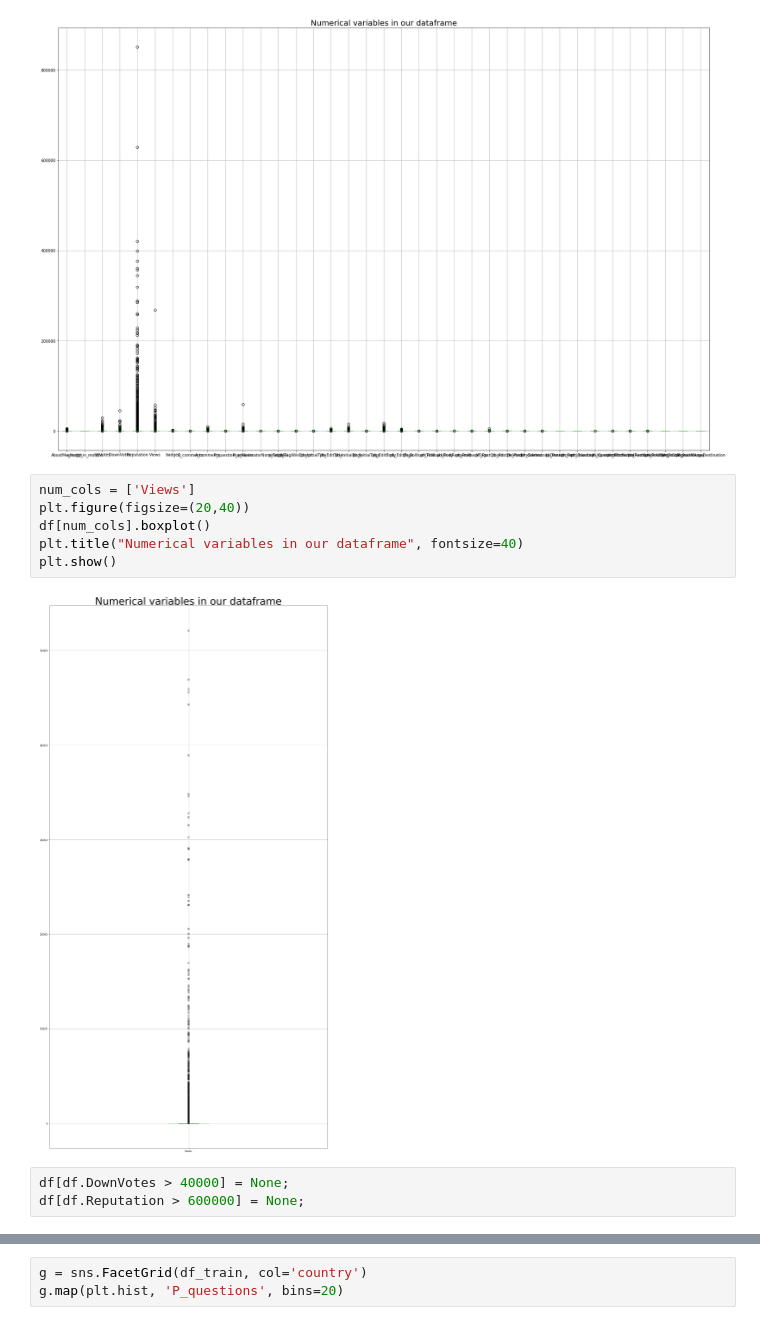
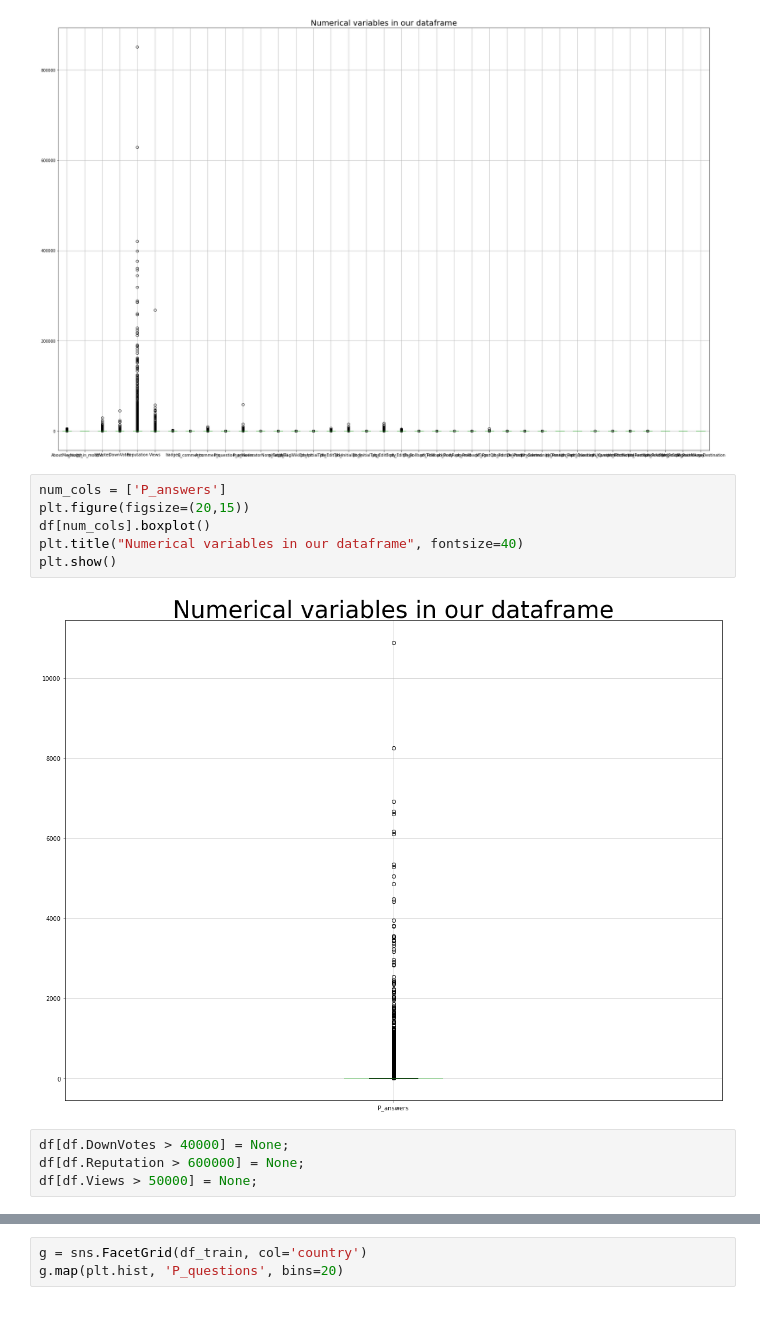
Before and after one commit to zolduoarrati/repos, a Jupyter notebook: Python/Jupyter/ML/New_Solution.ipynb, the cells around one changed output, grey strips where cells are left out. Saved outputs shown, nothing was run; the diff lists cells and outputs as text.

```diff
--- a/Python/Jupyter/ML/New_Solution.ipynb
+++ b/Python/Jupyter/ML/New_Solution.ipynb
@@ -165,14 +165,15 @@ plt.show()
 # %% [output]
 [figure]
 # %%
-num_cols = ['Views']
-plt.figure(figsize=(20,40))
+num_cols = ['P_answers']
+plt.figure(figsize=(20,15))
 df[num_cols].boxplot()
 plt.title("Numerical variables in our dataframe", fontsize=40)
 plt.show()
 # %% [output]
-[figure, old version]
+[figure, new version]
 # %%
 df[df.DownVotes > 40000] = None;
 df[df.Reputation > 600000] = None;
+df[df.Views > 50000] = None;
 # %%
```
Also changed, not shown: parts of 1 cell of this notebook.
